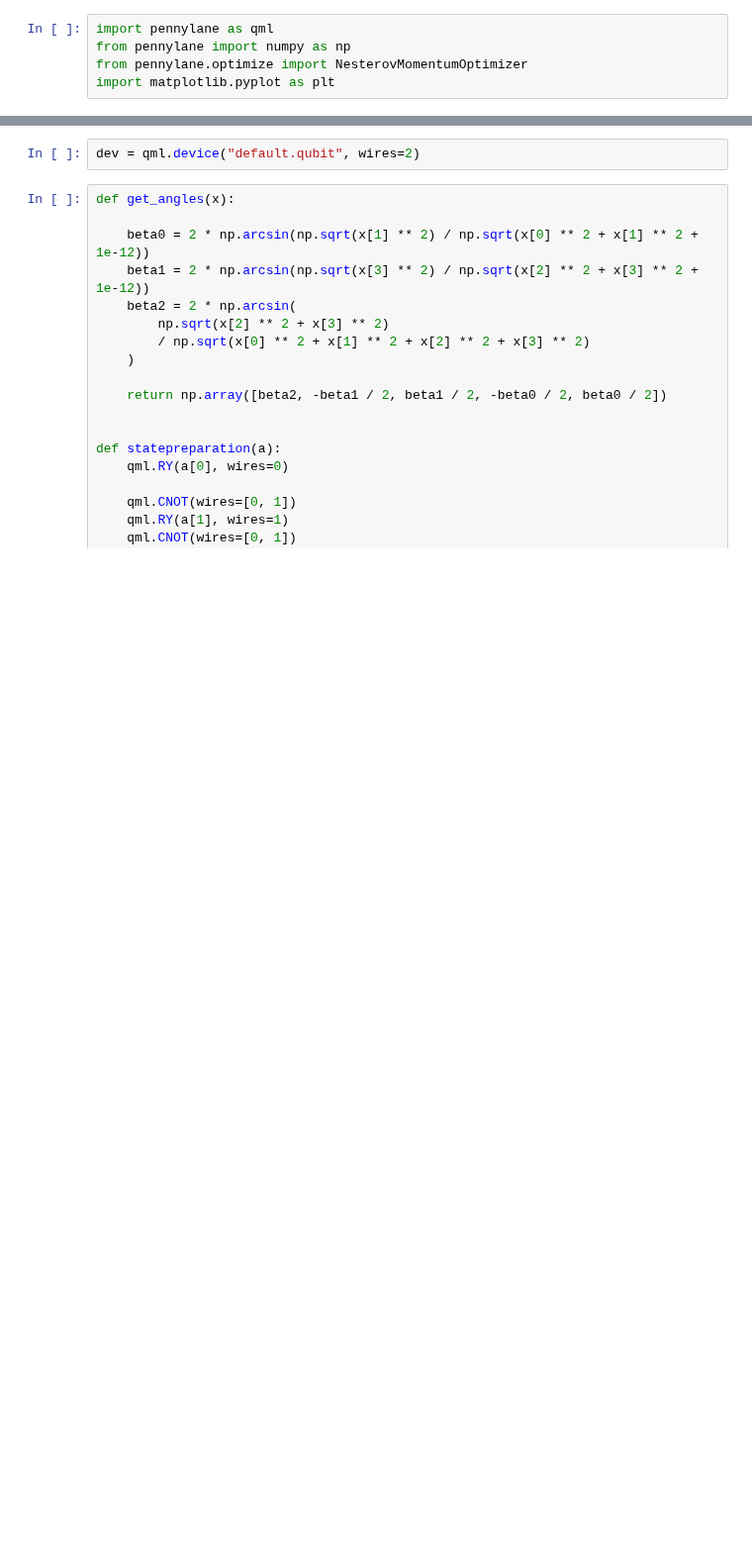
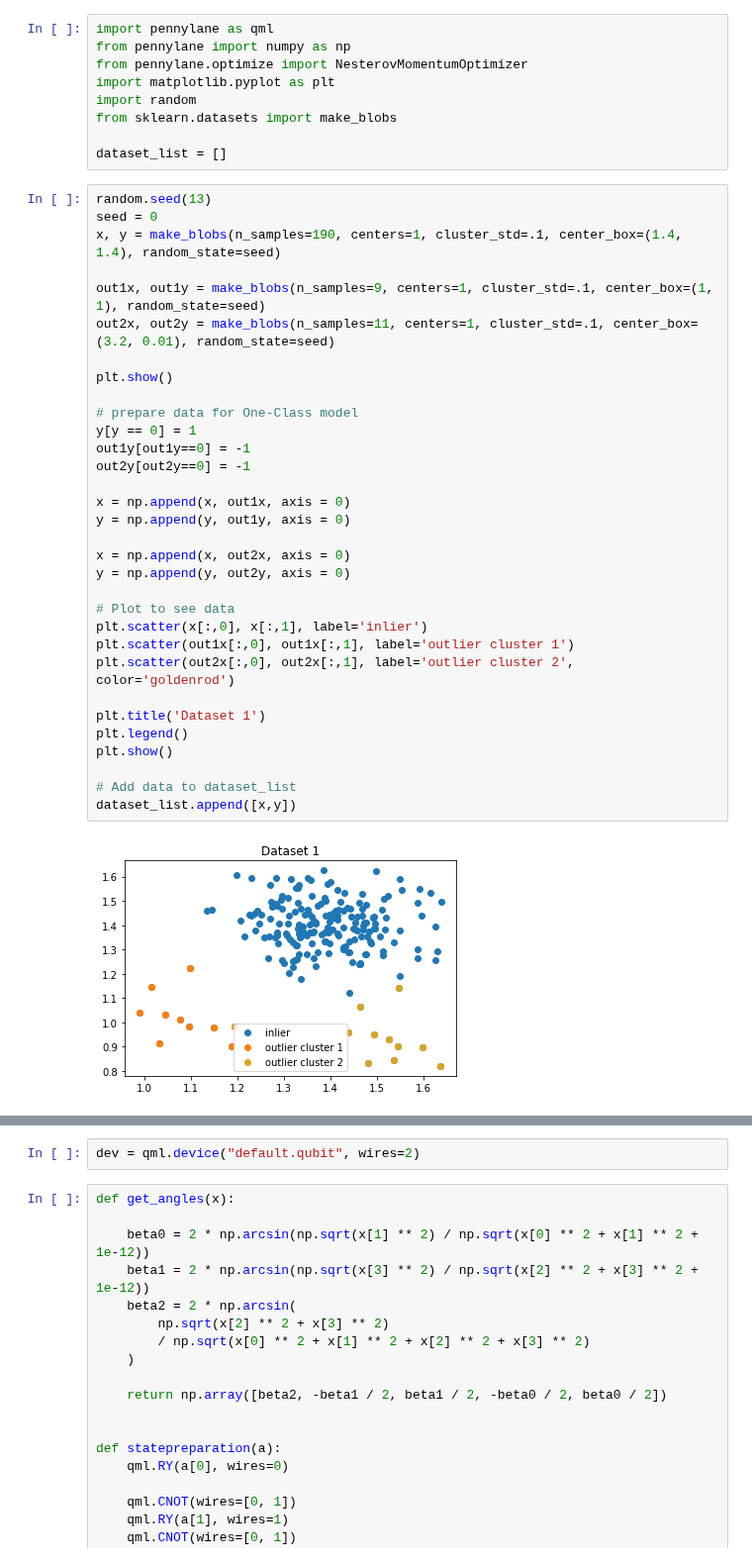
Before and after one commit to welremco/Group3QuantumOneClassSVMs, a Jupyter notebook: pennylaneLib-VQE-Dataset1.ipynb, the cells around one changed output, grey strips where cells are left out. Shown at 99% size. Drawn from its saved outputs; the diff is of its cells as text; blank space fills up the shorter version.

```diff
--- a/pennylaneLib-VQE-Dataset1.ipynb
+++ b/pennylaneLib-VQE-Dataset1.ipynb
@@ -23,3 +23,41 @@ import pennylane as qml
 from pennylane import numpy as np
 from pennylane.optimize import NesterovMomentumOptimizer
 import matplotlib.pyplot as plt
+import random
+from sklearn.datasets import make_blobs
+
+dataset_list = []
+# %%
+random.seed(13)
+seed = 0
+x, y = make_blobs(n_samples=190, centers=1, cluster_std=.1, center_box=(1.4, 1.4), random_state=seed)
+
+out1x, out1y = make_blobs(n_samples=9, centers=1, cluster_std=.1, center_box=(1, 1), random_state=seed)
+out2x, out2y = make_blobs(n_samples=11, centers=1, cluster_std=.1, center_box=(3.2, 0.01), random_state=seed)
+
+plt.show()
+
+# prepare data for One-Class model
+y[y == 0] = 1
+out1y[out1y==0] = -1
+out2y[out2y==0] = -1
+
+x = np.append(x, out1x, axis = 0)
+y = np.append(y, out1y, axis = 0)
+
+x = np.append(x, out2x, axis = 0)
+y = np.append(y, out2y, axis = 0)
+
+# Plot to see data
+plt.scatter(x[:,0], x[:,1], label='inlier')
+plt.scatter(out1x[:,0], out1x[:,1], label='outlier cluster 1')
+plt.scatter(out2x[:,0], out2x[:,1], label='outlier cluster 2', color='goldenrod')
+
+plt.title('Dataset 1')
+plt.legend()
+plt.show()
+
+# Add data to dataset_list
+dataset_list.append([x,y])
+# %% [output]
+[figure, added]
```
Also changed, not shown: parts of 12 cells of this notebook.
